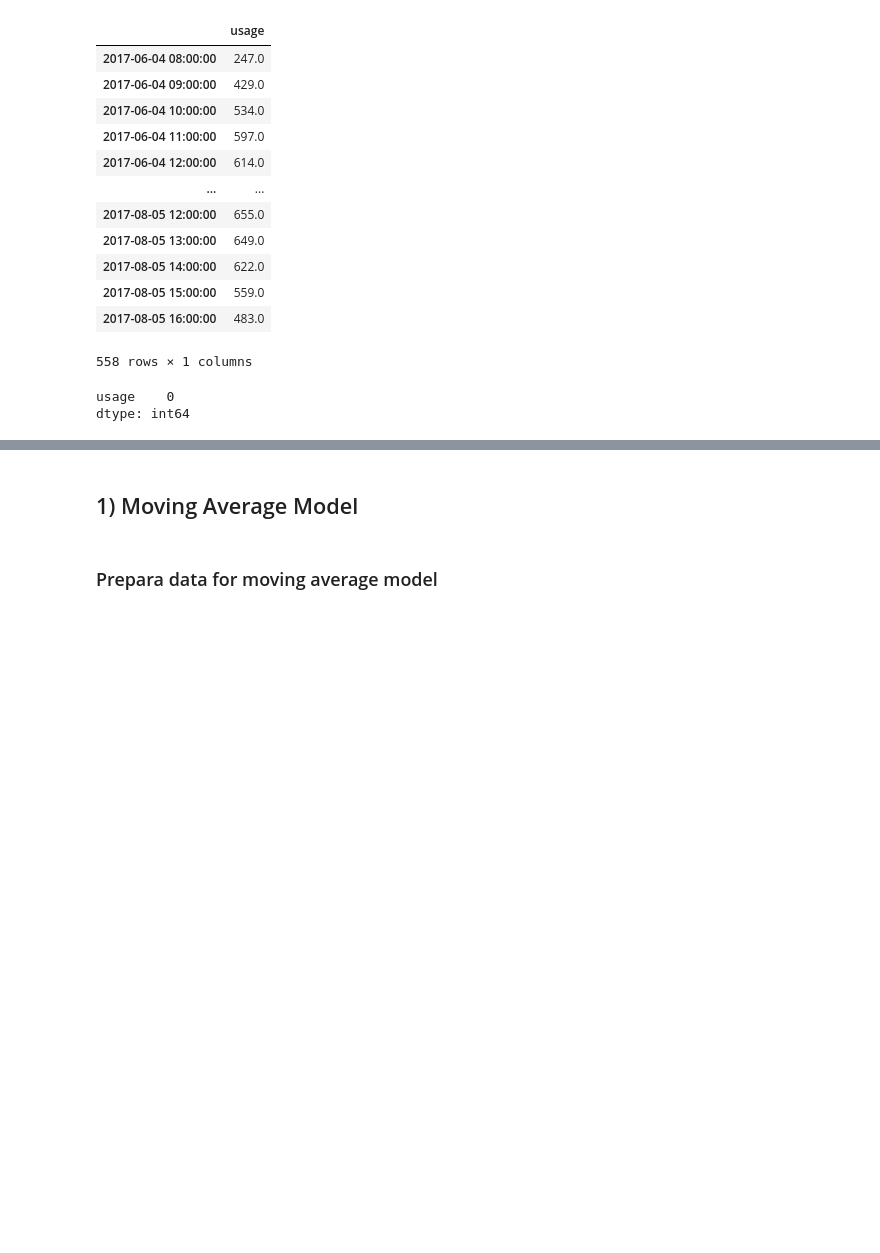
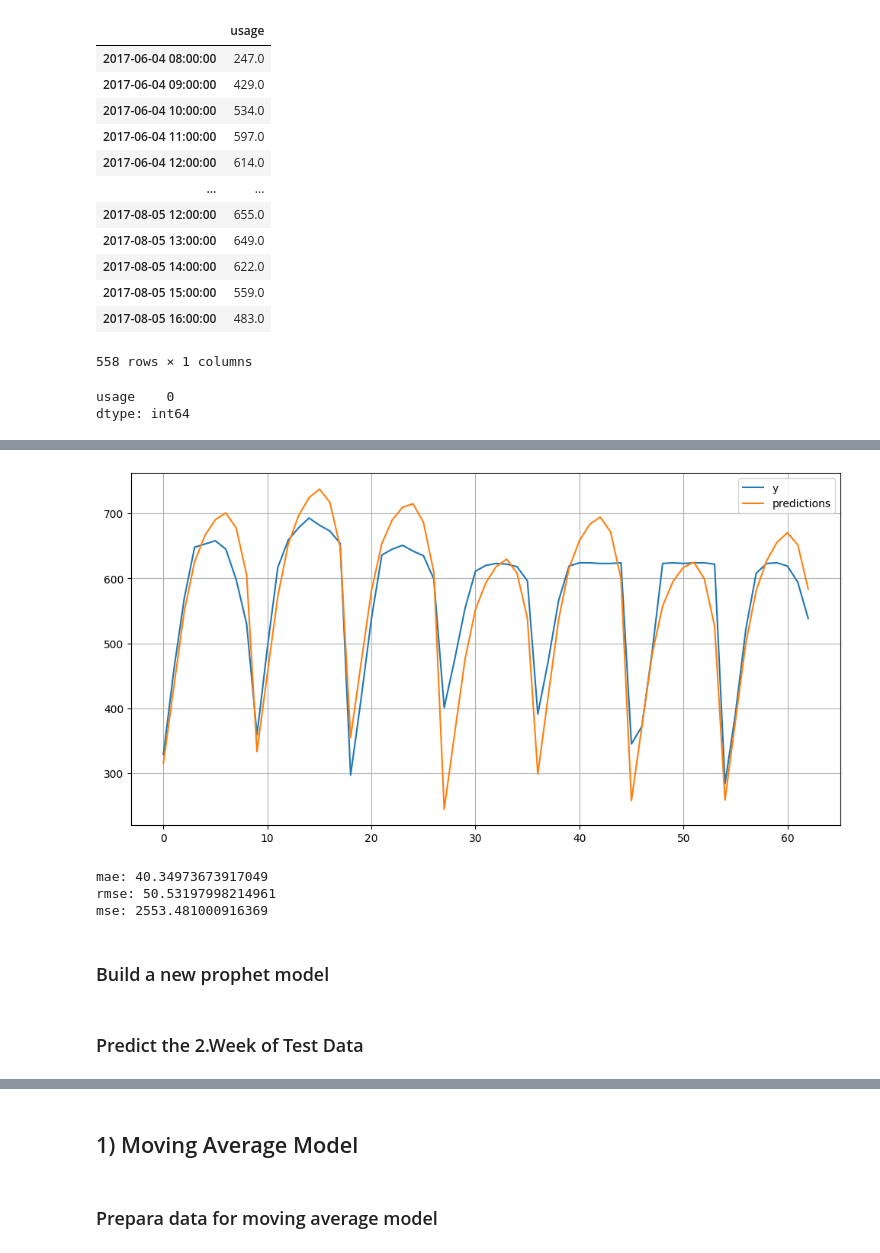
Before and after one commit to EmincanY/TimeSeriesModels-MunicipalityPredictions, a Jupyter notebook: Emincan_YILMAZ_interview.ipynb, the cells around one changed output, grey strips where cells are left out. Drawn from its saved outputs; the diff is of its cells as text; code cells hidden in the pictures; blank space fills up the shorter version.

```diff
--- a/Emincan_YILMAZ_interview.ipynb
+++ b/Emincan_YILMAZ_interview.ipynb
@@ -1162,0 +1345,11 @@ dtype: int64
+# %%
+df_0_train_prop = df_0_train.copy()
+df_0_test_prop = df_0_test.copy()
+df_0_test_1w_prop = df_0_test_1w.copy()
+df_0_test_2w_prop = df_0_test_2w.copy()
+# %%
+df_0_train_prop['ds'] = df_0_train_prop.index
+df_0_train_prop = df_0_train_prop.iloc[:,[1,0]]
+df_0_train_prop.rename(columns = {'usage':'y'} , inplace=True)
+df_0_train_prop.reset_index(inplace=True , drop = True)
+df_0_train_prop
@@ -1162,0 +1390,6 @@ dtype: int64
+# %%
+df_0_test_1w_prop['ds'] = df_0_test_1w_prop.index
+df_0_test_1w_prop = df_0_test_1w_prop.iloc[:,[1,0]]
+df_0_test_1w_prop.rename(columns = {'usage':'y'} , inplace=True)
+df_0_test_1w_prop.reset_index(inplace=True , drop = True)
+df_0_test_1w_prop
@@ -1162,0 +1434,12 @@ dtype: int64
+# %%
+from prophet import Prophet
+
+# Create a new Prophet model
+model = Prophet()
+
+# Fit the model to the training data
+model.fit(df_0_train_prop)
+
+# Make predictions on the test data
+forecast_test_1w_prop = model.predict(df_0_test_1w_prop[['ds']])
+df_0_test_1w_prop['predictions'] = forecast_test_1w_prop.yhat
@@ -1162,0 +1471,10 @@ dtype: int64
+# %%
+df_0_test_1w_prop.plot(y=['y','predictions'],figsize=(12,6),grid=True);
+# %% [output]
+[figure, added]
+# %%
+eval_metrics(df_0_test_1w_prop['y'] , df_0_test_1w_prop['predictions'] )
+# %% [output]
+mae: 40.34973673917049
+rmse: 50.53197998214961
+mse: 2553.481000916369
@@ -1162,0 +1483,4 @@ dtype: int64
+# %% [markdown]
+### Build a new prophet model
+# %% [markdown]
+### Predict the 2.Week of Test Data
```
Also changed, not shown: parts of 131 cells of this notebook.
